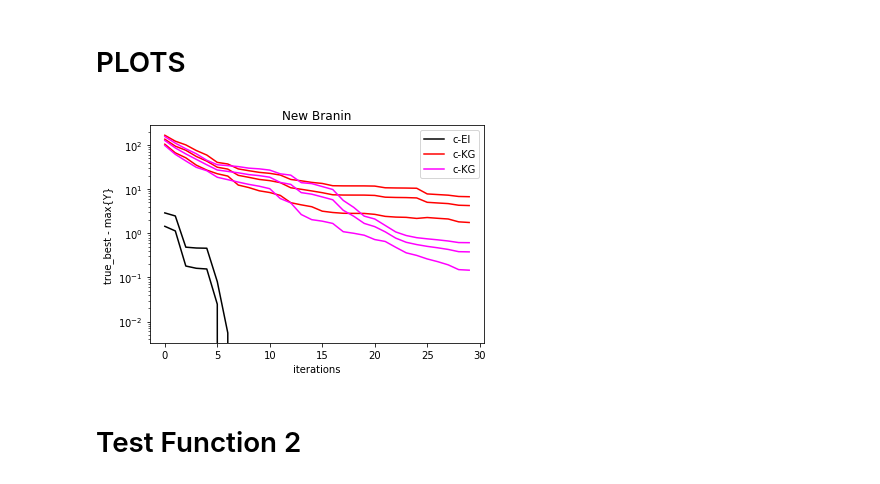
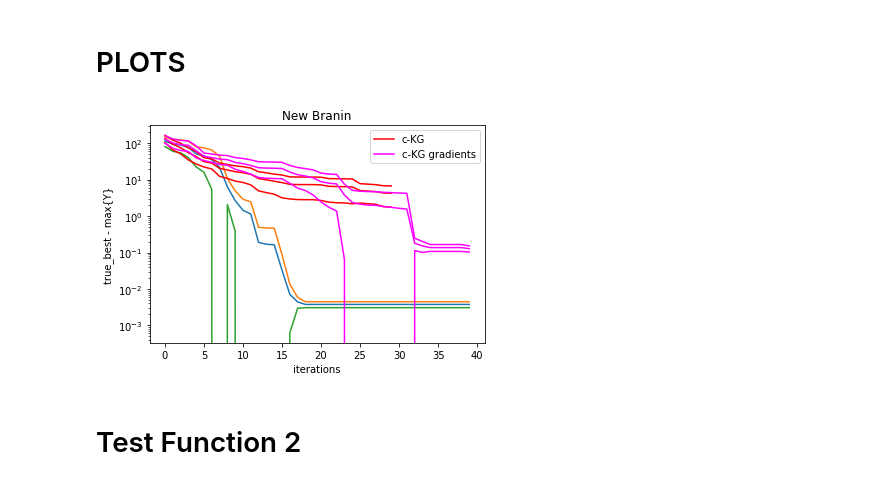
Before and after one commit to JuanUngredda/Constrained-KG, a Jupyter notebook: core/acquisition/RESULTS/Untitled.ipynb, the cells around one changed output. Saved outputs shown, nothing was run; the diff lists cells and outputs as text; code cells hidden in the pictures.

Commit message:
gradients test

```diff
--- a/core/acquisition/RESULTS/Untitled.ipynb
+++ b/core/acquisition/RESULTS/Untitled.ipynb
@@ -817,27 +792,27 @@ plt.yscale("log")
 # %% [markdown]
 # PLOTS
 # %%
-plt.plot(mean_values_branin_bnch[10:40], color="black", label="c-EI")
-plt.plot(mean_values_branin_bnch[10:40] + MSE_branin_bnch[10:40], color="black")
-plt.plot(mean_values_branin_bnch[10:40] - MSE_branin_bnch[10:40], color="black")
+plt.plot(mean_values_branin_bnch[:40])
+plt.plot(mean_values_branin_bnch[:40] + MSE_branin_bnch[:40])
+plt.plot(mean_values_branin_bnch[:40] - MSE_branin_bnch[:40])
 
-plt.plot(mean_values_branin[10:40], color="red", label="c-KG")
-plt.plot(mean_values_branin[10:40] + MSE_branin[10:40], color = "red")
-plt.plot(mean_values_branin[10:40] - MSE_branin[10:40], color = "red")
+plt.plot(mean_values_branin[10:] , color="red", label="c-KG")
+plt.plot(mean_values_branin[10:] + MSE_branin[10:], color = "red")
+plt.plot(mean_values_branin[10:] - MSE_branin[10:], color = "red")
 
-plt.plot(mean_new_branin_improved_search[10:40],color="magenta",  label="c-KG")
-plt.plot(mean_new_branin_improved_search[10:40] + MSE_new_branin_improved_search[10:40],color="magenta" )
-plt.plot(mean_new_branin_improved_search[10:40] - MSE_new_branin_improved_search[10:40],color="magenta")
+plt.plot(mean_values_branin_gradients[10:], color="magenta",  label="c-KG gradients")
+plt.plot(mean_values_branin_gradients[10:] + MSE_branin_gradients[10:],color="magenta" )
+plt.plot(mean_values_branin_gradients[10:] - MSE_branin_gradients[10:],color="magenta")
 
 plt.yscale("log")
 plt.legend()
 plt.title("New Branin")
 plt.xlabel("iterations")
 plt.ylabel("true_best - max{Y}")
 #plt.savefig('/home/juan/Documents/PhD/GitHub_Reps/Constrained-KG/Presentation/New Branin_OC.pdf')
 plt.plot();
 # %% [output]
-[figure, old version]
+[figure, new version]
 # %% [markdown]
 # Test Function 2
 # %%
```
Also changed, not shown: parts of 4 cells of this notebook, 13 other files.
